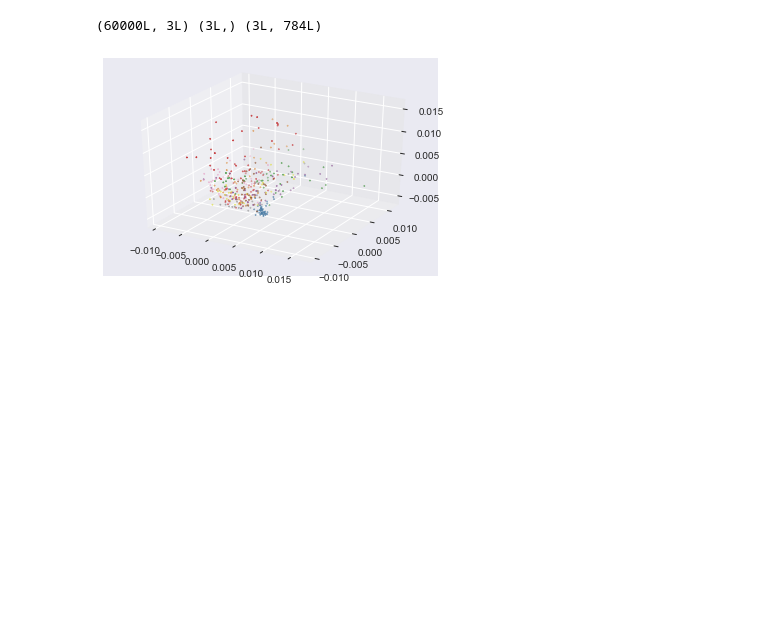
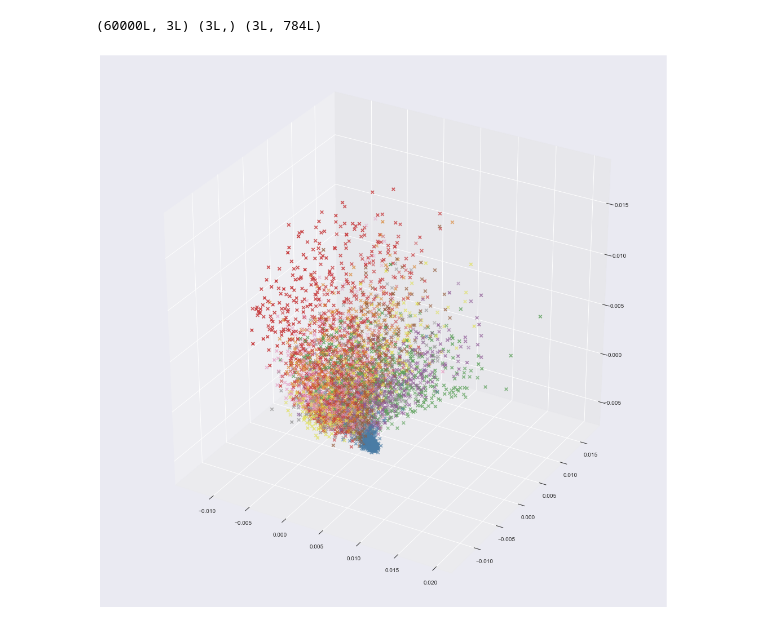
Before and after one commit to zxybazh/PRML-Assignment, a Jupyter notebook: assignment4/src/mnist.ipynb, the cells around one changed output. Cells and saved outputs as stored; diff of their text form; code cells hidden in the pictures; blank space fills up the shorter version.

```diff
--- a/assignment4/src/mnist.ipynb
+++ b/assignment4/src/mnist.ipynb
@@ -53,16 +53,16 @@ print u.shape, s.shape, v.shape
 # %% [output]
 (60000L, 3L) (3L,) (3L, 784L)
 # %%
-num = 400
+num = 5000
 from mpl_toolkits.mplot3d import Axes3D
-fig = plt.figure()
+fig = plt.figure(figsize=(18, 18))
 ax = fig.add_subplot(111, projection='3d')
 ax.scatter(u.T[0][:num], u.T[1][:num], u.T[2][:num], \
            c=[sns.color_palette("Set1", n_colors=10, desat=.7)[w] for w in Y_train[:num]],\
-           marker='x', s = 1)
+           marker='x', s = 30)
 plt.show()
 # %% [output]
-[figure, old version]
+[figure, new version]
 # %%
 [w for w in Y_train]
 # %% [output]
```
